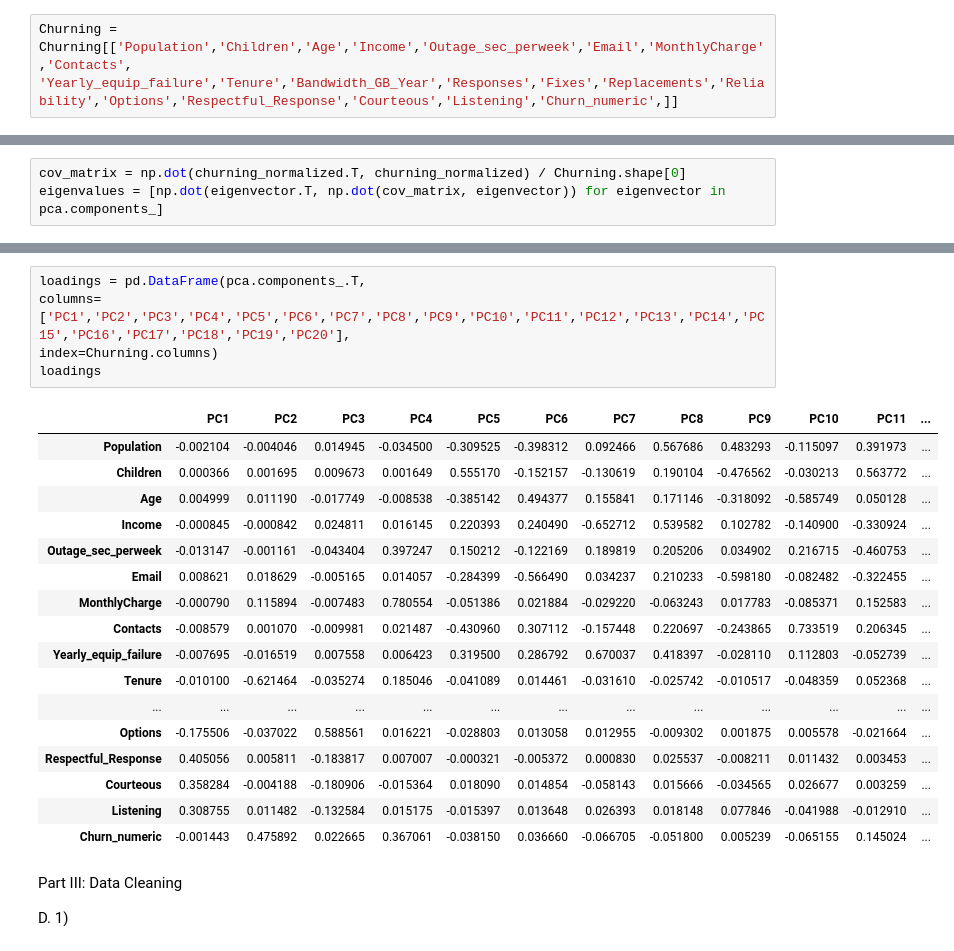
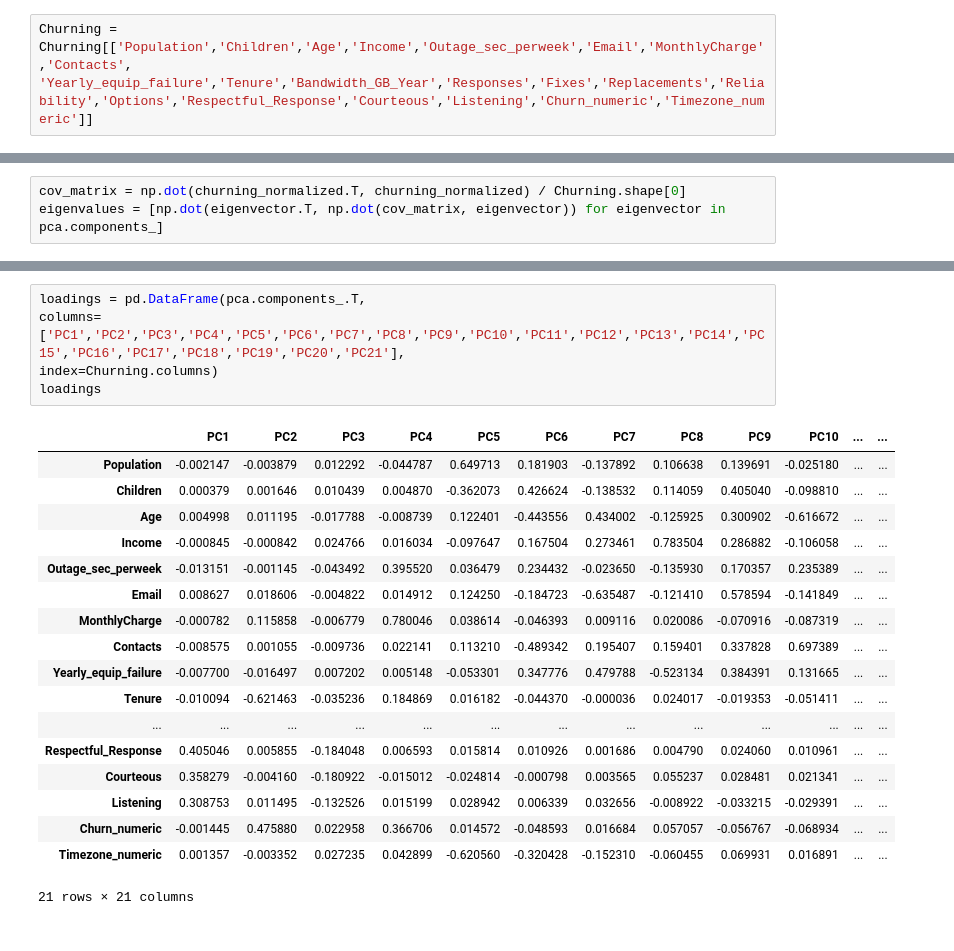
Before and after one commit to michaelle93/D206datacleaning, a Jupyter notebook: D206PA.ipynb, the cells around one changed output, grey strips where cells are left out. Drawn from its saved outputs; the diff is of its cells as text.

```diff
--- a/D206PA.ipynb
+++ b/D206PA.ipynb
@@ -601,5 +722,5 @@ df_clean
 # %%
-Churning = Churning[['Population','Children','Age','Income','Outage_sec_perweek','Email','MonthlyCharge','Contacts', 'Yearly_equip_failure','Tenure','Bandwidth_GB_Year','Responses','Fixes','Replacements','Reliability','Options','Respectful_Response','Courteous','Listening','Churn_numeric',]]
+Churning = Churning[['Population','Children','Age','Income','Outage_sec_perweek','Email','MonthlyCharge','Contacts', 'Yearly_equip_failure','Tenure','Bandwidth_GB_Year','Responses','Fixes','Replacements','Reliability','Options','Respectful_Response','Courteous','Listening','Churn_numeric','Timezone_numeric']]
 # %%
 Churning.head()
 # %% [output]
@@ -639,28 +816,24 @@ plt.show()
 # %%
 loadings = pd.DataFrame(pca.components_.T,
-columns=['PC1','PC2','PC3','PC4','PC5','PC6','PC7','PC8','PC9','PC10','PC11','PC12','PC13','PC14','PC15','PC16','PC17','PC18','PC19','PC20'],
+columns=['PC1','PC2','PC3','PC4','PC5','PC6','PC7','PC8','PC9','PC10','PC11','PC12','PC13','PC14','PC15','PC16','PC17','PC18','PC19','PC20','PC21'],
 index=Churning.columns)
 loadings
 # %% [output]
-|  | PC1 | PC2 | PC3 | PC4 | PC5 | PC6 | PC7 | PC8 | PC9 | PC10 | PC11 | ... |
-| Population | -0.002104 | -0.004046 | 0.014945 | -0.034500 | -0.309525 | -0.398312 | 0.092466 | 0.567686 | 0.483293 | -0.115097 | 0.391973 | ... |
-| Children | 0.000366 | 0.001695 | 0.009673 | 0.001649 | 0.555170 | -0.152157 | -0.130619 | 0.190104 | -0.476562 | -0.030213 | 0.563772 | ... |
-| Age | 0.004999 | 0.011190 | -0.017749 | -0.008538 | -0.385142 | 0.494377 | 0.155841 | 0.171146 | -0.318092 | -0.585749 | 0.050128 | ... |
-| Income | -0.000845 | -0.000842 | 0.024811 | 0.016145 | 0.220393 | 0.240490 | -0.652712 | 0.539582 | 0.102782 | -0.140900 | -0.330924 | ... |
-| Outage_sec_perweek | -0.013147 | -0.001161 | -0.043404 | 0.397247 | 0.150212 | -0.122169 | 0.189819 | 0.205206 | 0.034902 | 0.216715 | -0.460753 | ... |
-| Email | 0.008621 | 0.018629 | -0.005165 | 0.014057 | -0.284399 | -0.566490 | 0.034237 | 0.210233 | -0.598180 | -0.082482 | -0.322455 | ... |
-| MonthlyCharge | -0.000790 | 0.115894 | -0.007483 | 0.780554 | -0.051386 | 0.021884 | -0.029220 | -0.063243 | 0.017783 | -0.085371 | 0.152583 | ... |
-| Contacts | -0.008579 | 0.001070 | -0.009981 | 0.021487 | -0.430960 | 0.307112 | -0.157448 | 0.220697 | -0.243865 | 0.733519 | 0.206345 | ... |
-| Yearly_equip_failure | -0.007695 | -0.016519 | 0.007558 | 0.006423 | 0.319500 | 0.286792 | 0.670037 | 0.418397 | -0.028110 | 0.112803 | -0.052739 | ... |
-| Tenure | -0.010100 | -0.621464 | -0.035274 | 0.185046 | -0.041089 | 0.014461 | -0.031610 | -0.025742 | -0.010517 | -0.048359 | 0.052368 | ... |
+|  | PC1 | PC2 | PC3 | PC4 | PC5 | PC6 | PC7 | PC8 | PC9 | PC10 | ... | ... |
+| Population | -0.002147 | -0.003879 | 0.012292 | -0.044787 | 0.649713 | 0.181903 | -0.137892 | 0.106638 | 0.139691 | -0.025180 | ... | ... |
+| Children | 0.000379 | 0.001646 | 0.010439 | 0.004870 | -0.362073 | 0.426624 | -0.138532 | 0.114059 | 0.405040 | -0.098810 | ... | ... |
+| Age | 0.004998 | 0.011195 | -0.017788 | -0.008739 | 0.122401 | -0.443556 | 0.434002 | -0.125925 | 0.300902 | -0.616672 | ... | ... |
+| Income | -0.000845 | -0.000842 | 0.024766 | 0.016034 | -0.097647 | 0.167504 | 0.273461 | 0.783504 | 0.286882 | -0.106058 | ... | ... |
+| Outage_sec_perweek | -0.013151 | -0.001145 | -0.043492 | 0.395520 | 0.036479 | 0.234432 | -0.023650 | -0.135930 | 0.170357 | 0.235389 | ... | ... |
+| Email | 0.008627 | 0.018606 | -0.004822 | 0.014912 | 0.124250 | -0.184723 | -0.635487 | -0.121410 | 0.578594 | -0.141849 | ... | ... |
+| MonthlyCharge | -0.000782 | 0.115858 | -0.006779 | 0.780046 | 0.038614 | -0.046393 | 0.009116 | 0.020086 | -0.070916 | -0.087319 | ... | ... |
+| Contacts | -0.008575 | 0.001055 | -0.009736 | 0.022141 | 0.113210 | -0.489342 | 0.195407 | 0.159401 | 0.337828 | 0.697389 | ... | ... |
+| Yearly_equip_failure | -0.007700 | -0.016497 | 0.007202 | 0.005148 | -0.053301 | 0.347776 | 0.479788 | -0.523134 | 0.384391 | 0.131665 | ... | ... |
+| Tenure | -0.010094 | -0.621463 | -0.035236 | 0.184869 | 0.016182 | -0.044370 | -0.000036 | 0.024017 | -0.019353 | -0.051411 | ... | ... |
 | ... | ... | ... | ... | ... | ... | ... | ... | ... | ... | ... | ... | ... |
-| Options | -0.175506 | -0.037022 | 0.588561 | 0.016221 | -0.028803 | 0.013058 | 0.012955 | -0.009302 | 0.001875 | 0.005578 | -0.021664 | ... |
-| Respectful_Response | 0.405056 | 0.005811 | -0.183817 | 0.007007 | -0.000321 | -0.005372 | 0.000830 | 0.025537 | -0.008211 | 0.011432 | 0.003453 | ... |
-| Courteous | 0.358284 | -0.004188 | -0.180906 | -0.015364 | 0.018090 | 0.014854 | -0.058143 | 0.015666 | -0.034565 | 0.026677 | 0.003259 | ... |
-| Listening | 0.308755 | 0.011482 | -0.132584 | 0.015175 | -0.015397 | 0.013648 | 0.026393 | 0.018148 | 0.077846 | -0.041988 | -0.012910 | ... |
-| Churn_numeric | -0.001443 | 0.475892 | 0.022665 | 0.367061 | -0.038150 | 0.036660 | -0.066705 | -0.051800 | 0.005239 | -0.065155 | 0.145024 | ... |
+| Respectful_Response | 0.405046 | 0.005855 | -0.184048 | 0.006593 | 0.015814 | 0.010926 | 0.001686 | 0.004790 | 0.024060 | 0.010961 | ... | ... |
+| Courteous | 0.358279 | -0.004160 | -0.180922 | -0.015012 | -0.024814 | -0.000798 | 0.003565 | 0.055237 | 0.028481 | 0.021341 | ... | ... |
+| Listening | 0.308753 | 0.011495 | -0.132526 | 0.015199 | 0.028942 | 0.006339 | 0.032656 | -0.008922 | -0.033215 | -0.029391 | ... | ... |
+| Churn_numeric | -0.001445 | 0.475880 | 0.022958 | 0.366706 | 0.014572 | -0.048593 | 0.016684 | 0.057057 | -0.056767 | -0.068934 | ... | ... |
+| Timezone_numeric | 0.001357 | -0.003352 | 0.027235 | 0.042899 | -0.620560 | -0.320428 | -0.152310 | -0.060455 | 0.069931 | 0.016891 | ... | ... |
+21 rows × 21 columns
-# %% [markdown]
-Part III: Data Cleaning
-
-D.
-    1)
```
Also changed, not shown: parts of 36 cells of this notebook.
